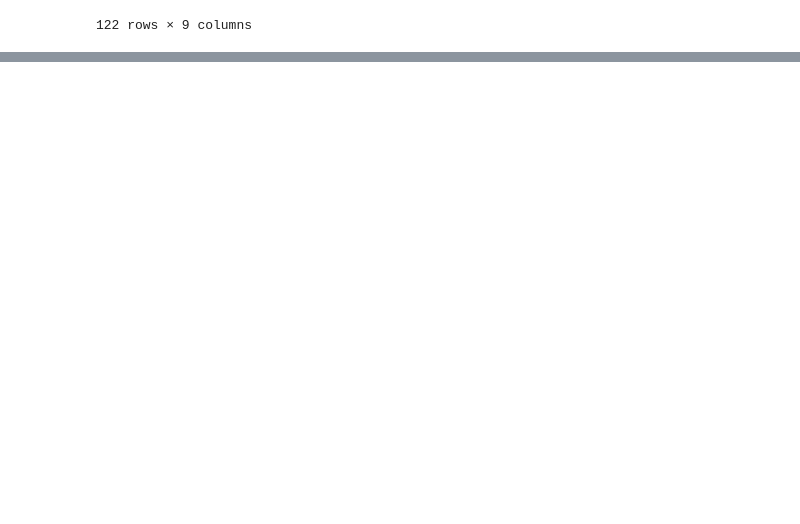
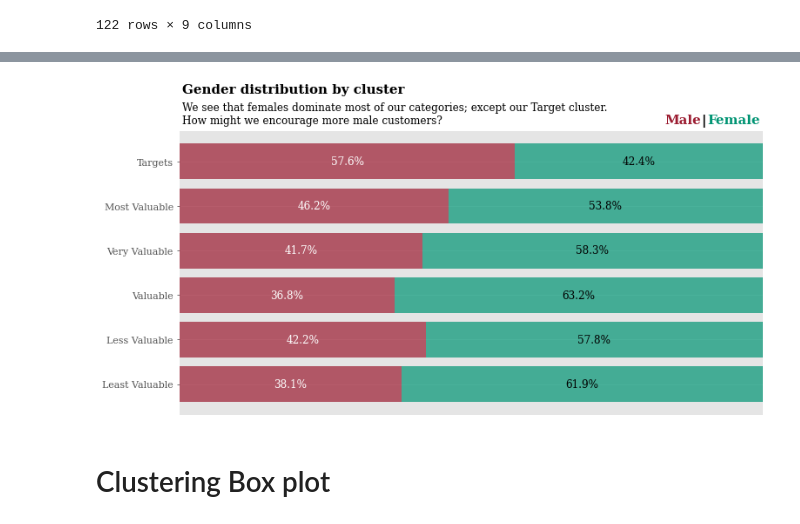
Before and after one commit to imanursar/Machine-Learning-Notes, a Jupyter notebook: Custom Function/Advance Visual Function.ipynb, the cells around one changed output, grey strips where cells are left out. Drawn from its saved outputs; the diff is of its cells as text; code cells hidden in the pictures; blank space fills up the shorter version.

```diff
--- a/Custom Function/Advance Visual Function.ipynb
+++ b/Custom Function/Advance Visual Function.ipynb
@@ -394,0 +453,2 @@ advance_visual.map_plot(medals_map,'region',"Total",["name","Total","Gold","Silv
+# %%
+df = pd.read_csv('E:/gitlab/machine-learning/dataset/clustering.csv')
@@ -394,0 +471,14 @@ advance_visual.map_plot(medals_map,'region',"Total",["name","Total","Gold","Silv
+# %%
+cluster_label = ['Targets','Most Valuable','Very Valuable','Valuable','Less Valuable','Least Valuable']
+sub_title = '''
+We see that females dominate most of our categories; except our Target cluster.
+How might we encourage more male customers?'''
+# %%
+advance_visual.clustering_cat_plot(df,'Cluster_Label','Gender',
+                                   cluster_label=cluster_label,
+                                   cat_label=['Male','Female'],
+                                   title='Gender distribution by cluster',sub_title=sub_title)
+# %% [output]
+[figure, added]
+# %% [markdown]
+# Clustering Box plot
```
Also changed, not shown: parts of 26 cells of this notebook.
